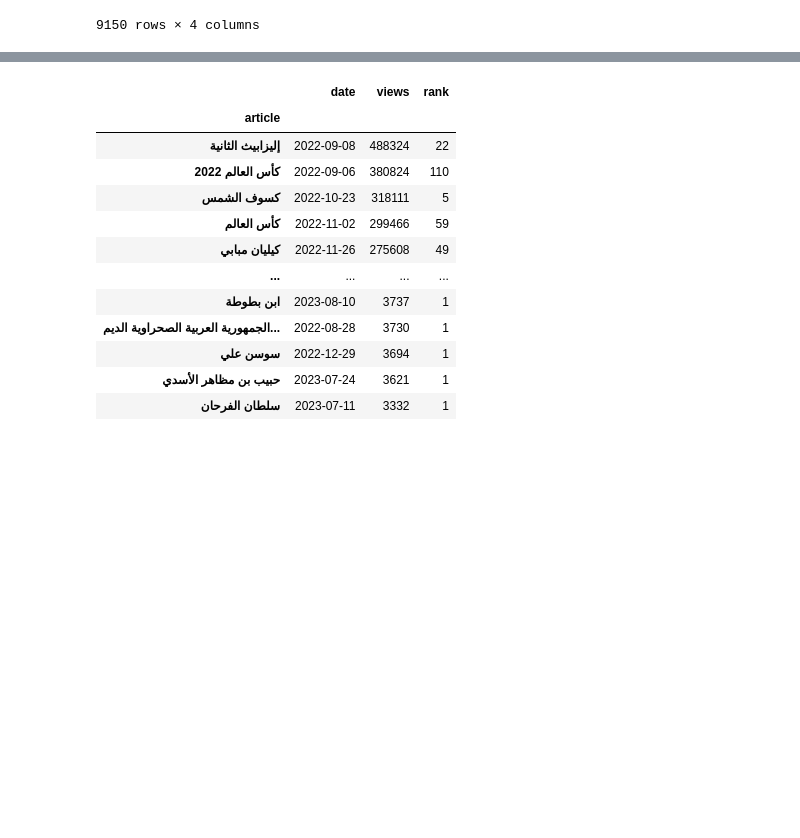
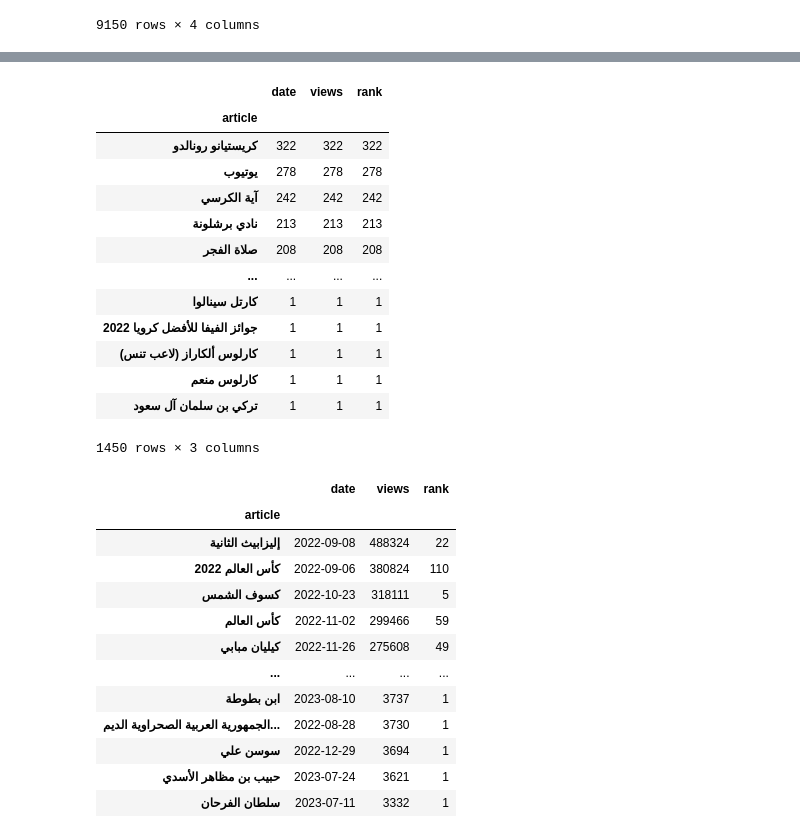
Before and after one commit to ia234/Python_23, a Jupyter notebook: Wikipedia_Top_Article_Titles.ipynb, the cells around one changed output, grey strips where cells are left out. Cells and saved outputs as stored; diff of their text form; code cells hidden in the pictures; blank space fills up the shorter version.

```diff
--- a/Wikipedia_Top_Article_Titles.ipynb
+++ b/Wikipedia_Top_Article_Titles.ipynb
@@ -347 +334,19 @@ df.groupby('article').count()
+# %%
+# Combining duplicate titles, calculating the number of times each article made it to the top daily list, and sorting them by that number.
+df.groupby('article').count().sort_values(by=['views'], ascending=False)
+# %% [output]
+|  | date | views | rank |
+| article |  |  |  |
+| كريستيانو رونالدو | 322 | 322 | 322 |
+| يوتيوب | 278 | 278 | 278 |
+| آية الكرسي | 242 | 242 | 242 |
+| نادي برشلونة | 213 | 213 | 213 |
+| صلاة الفجر | 208 | 208 | 208 |
+| ... | ... | ... | ... |
+| كارتل سينالوا | 1 | 1 | 1 |
+| جوائز الفيفا للأفضل كرويا 2022 | 1 | 1 | 1 |
+| كارلوس ألكاراز (لاعب تنس) | 1 | 1 | 1 |
+| كارلوس منعم | 1 | 1 | 1 |
+| تركي بن سلمان آل سعود | 1 | 1 | 1 |
+1450 rows × 3 columns
 # %%
```
Also changed, not shown: parts of 8 cells of this notebook.
